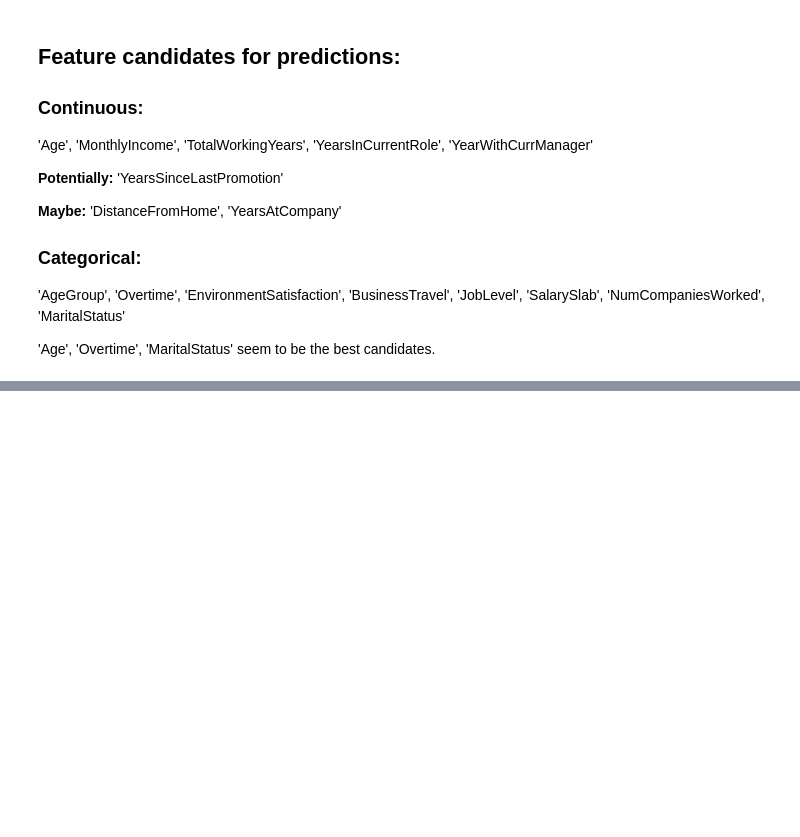
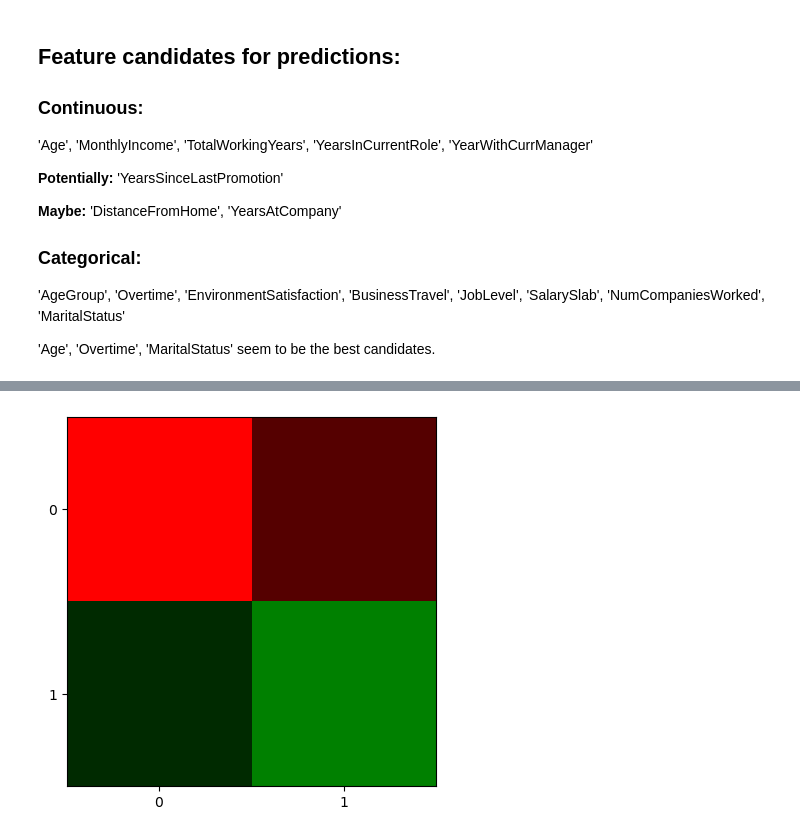
Before and after one commit to christianroden/Portfolinoes, a Jupyter notebook: Notebooks/RF_scratchpad.ipynb, the cells around one changed output, grey strips where cells are left out. Saved outputs shown, nothing was run; the diff lists cells and outputs as text; code cells hidden in the pictures; blank space fills up the shorter version.

```diff
--- a/Notebooks/RF_scratchpad.ipynb
+++ b/Notebooks/RF_scratchpad.ipynb
@@ -90,0 +588,50 @@ df.loc[:,'PerformanceRating'] = df.loc[:,'PerformanceRating'].replace({3: 0, 4:
+# %%
+import matplotlib.pyplot as plt
+
+from mpl_toolkits.axes_grid1.axes_divider import make_axes_locatable
+
+
+
+import matplotlib as mpl
+from matplotlib.colors import LinearSegmentedColormap, ListedColormap
+
+# colormap definition
+colors = ['red', 'black', 'green']
+nodes = [0,0.5,1]
+cf_cmap = LinearSegmentedColormap.from_list('RBlG', list(zip(nodes, colors)))
+
+# reversed version
+cf_cmap_r = cf_cmap.reversed()
+
+# registering a colormap
+mpl.colormaps.register(cmap=cf_cmap)
+mpl.colormaps.register(cmap=cf_cmap_r)
+
+
+
+fig, ax = plt.subplots()
+# fig.subplots_adjust(wspace=0.5)
+im1 = ax.imshow([[1, 2], [3, 4]], cmap='RBlG')
+
+
+
+#ax1_divider = make_axes_locatable(ax1)
+# Add an Axes to the right of the main Axes.
+#cax1 = ax1_divider.append_axes("right", size="7%", pad="2%")
+#cb1 = fig.colorbar(im1, cax=cax1)
+
+# im2 = ax2.imshow([[1, 2], [3, 4]])
+# ax2_divider = make_axes_locatable(ax2)
+# # Add an Axes above the main Axes.
+# cax2 = ax2_divider.append_axes("top", size="7%", pad="2%")
+# cb2 = fig.colorbar(im2, cax=cax2, orientation="horizontal")
+# # Change tick position to top (with the default tick position "bottom", ticks
+# # overlap the image).
+# cax2.xaxis.set_ticks_position("top")
+
+ax.set_xticks([0,1])
+ax.set_yticks([0,1])
+
+plt.show()
+# %% [output]
+[figure, added]
```
Also changed, not shown: parts of 35 cells of this notebook.
